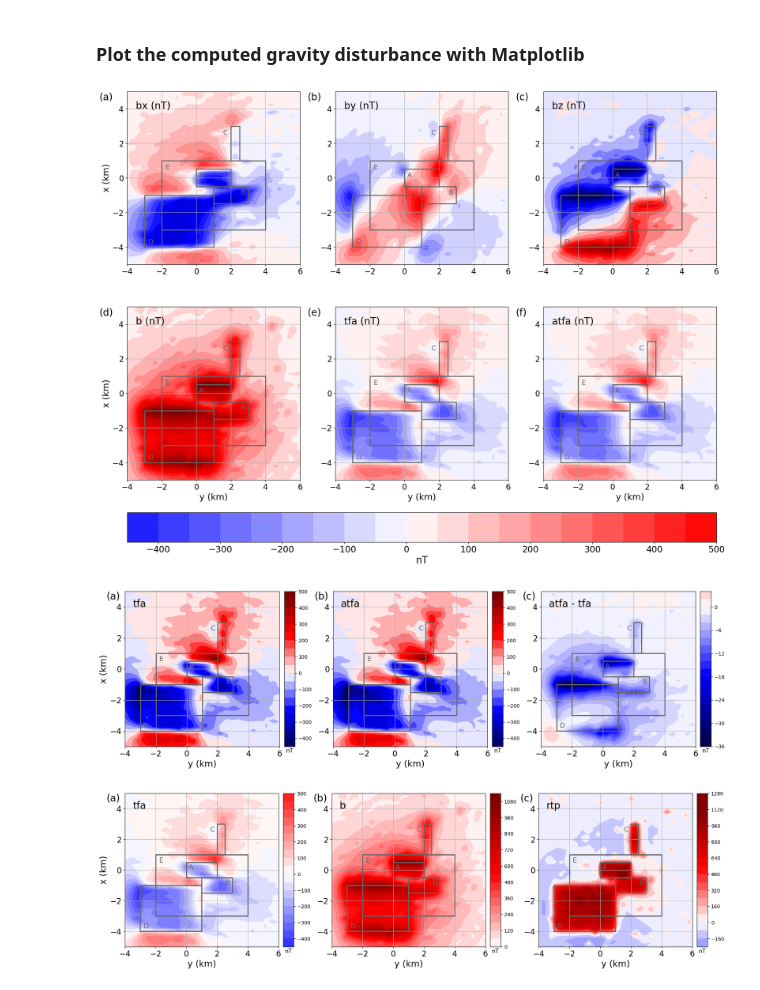
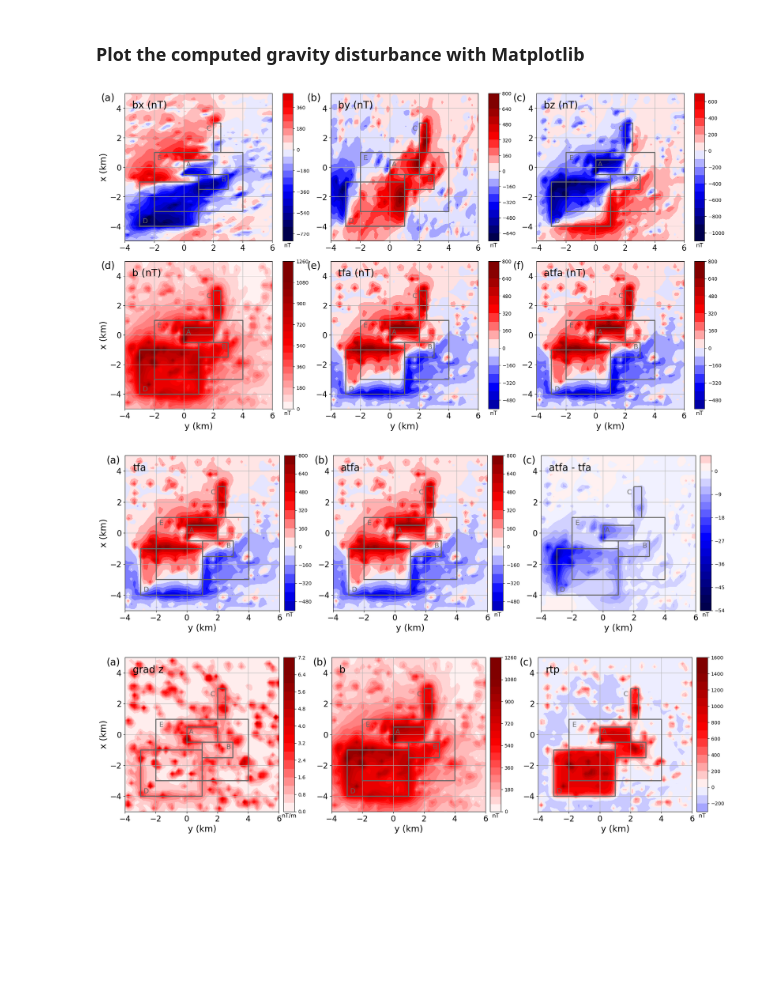
Before and after one commit to birocoles/Intro-grav-mag, a Jupyter notebook: aulas/aula_7c_dados_sinteticos_mag.ipynb, the cells around one changed output. Saved outputs shown, nothing was run; the diff lists cells and outputs as text; code cells hidden in the pictures; blank space fills up the shorter version.

```diff
--- a/aulas/aula_7c_dados_sinteticos_mag.ipynb
+++ b/aulas/aula_7c_dados_sinteticos_mag.ipynb
@@ -117,7 +117,7 @@ yc = (data_points['grid']['y'][0] + data_points['grid']['y'][-1]) / 2
 
 # inclination (degrees)
 main_field['I'] = data_structures.grid_xy_full_matrix_to_flatten(
-    grid=3 - 1e-4*(X-xc) + 3e-4*(Y-yc) + 1e-8*(X-xc)*(X-xc) + 1e-8*(Y-yc)*(Y-yc),
+    grid=-33 - 1e-4*(X-xc) + 3e-4*(Y-yc) + 1e-8*(X-xc)*(X-xc) + 1e-8*(Y-yc)*(Y-yc),
     grid_orientation=main_field['grid_orientation']
 )
 
@@ -239,7 +239,7 @@ crustal_field = dict()
 #### Noise-free magnetic inductioncomponents  (in nT)
 # %%
 # Compute the tensor components
-mag_components = ['x', 'y', 'z']
+mag_components = ['x', 'y', 'z', 'xz', 'yz', 'zz']
 for component in mag_components:
     crustal_field[component] = rp.mag(
           coordinates=data_structures.grid_xy_to_full_flatten(
@@ -255,6 +255,11 @@ for component in mag_components:
 # %%
 # amplitude of anomalous magnetic field
 crustal_field['b'] = np.sqrt(crustal_field['x']**2 + crustal_field['y']**2 + crustal_field['z']**2)
+
+# total-gradient of bz
+crustal_field['grad z'] = np.sqrt(
+    crustal_field['xz']**2 + crustal_field['yz']**2 + crustal_field['zz']**2
+)
 
 # Compute the approximated total-field anomaly (Blakely, 1996, p. 179)
 crustal_field['atfa'] = F_hat[0]*crustal_field['x'] + F_hat[1]*crustal_field['y'] + F_hat[2]*crustal_field['z']
@@ -294,21 +299,20 @@ mag_fields = ['x', 'y', 'z', 'b', 'tfa', 'atfa']
 # %%
 ranges = []
 for field in mag_fields:
-    ranges.append(np.max(np.abs(crustal_field[field])))
-ranges = 0.9*np.max(np.array(ranges))
+    ranges.append(0.9*np.max(np.abs(crustal_field[field])))
 # %%
 mosaic_elements = ['a', 'b', 'c', 'd', 'e', 'f']
 # %%
 color = 3*(0.4,)
 # %%
-fig = plt.figure(layout= 'constrained', figsize=(18,14))
+fig = plt.figure(layout= 'tight', figsize=(18,10))
 mosaic = fig.subplot_mosaic('''
                             abc
                             def
                             ''')
 # tensor components
-for (element, field, title, label) in zip(
-    mosaic_elements, mag_fields, titles, labels
+for (element, field, title, label, ranges_field) in zip(
+    mosaic_elements, mag_fields, titles, labels, ranges
 ):
     ax = mosaic[element]
     ax.axis('scaled')
@@ -318,43 +322,40 @@ for (element, field, title, label) in zip(
                          grid_orientation=main_field['grid_orientation'],
                          shape=data_points['shape']
                      ), 20,
-                     cmap='seismic', vmin=-ranges, vmax=ranges)
+                     cmap='seismic', vmin=-ranges_field, vmax=ranges_field)
+    ax_divider = make_axes_locatable(ax)
+    cax = ax_divider.append_axes("right", size="7%", pad="7%")
+    cb = fig.colorbar(im, cax=cax, orientation='vertical')
+    cb.ax.tick_params(labelsize=10, top=False, bottom=True, labeltop=False, labelbottom=True)
+    cb.ax.set_xlabel('nT', fontsize=12, loc='center')
     ax.set_ylim(0.001*data_points['area'][0], 0.001*data_points['area'][1])
     ax.set_xlim(0.001*data_points['area'][2], 0.001*data_points['area'][3])
     ax.tick_params(axis='x', labelsize=16)
     ax.tick_params(axis='y', labelsize=16)
     ax.grid()
     ax.annotate(label, xy=(-0.16, 0.95), xycoords='axes fraction', fontsize=20)
     ax.annotate(title, xy=(0.05, 0.90), xycoords='axes fraction', fontsize=20)
     plf.model_boundaries(
         ax,
         model=model_cut(model['prisms'], pmin=0, pmax=4),
         color=color,
         style='-',
         width='2'
     )
     ax.annotate(text='A', xy=(0.15, 0.05), fontsize=14, color=color)
     ax.annotate(text='B', xy=(2.55, -0.95), fontsize=14, color=color)
     ax.annotate(text='C', xy=(1.55, 2.50), fontsize=14, color=color)
     ax.annotate(text='D', xy=(-2.80, -3.80), fontsize=14, color=color)
     ax.annotate(text='E', xy=(-1.80, 0.50), fontsize=14, color=color)
 
 for element in ['a','d']:
     mosaic[element].set_ylabel('x (km)', fontsize=18)
 for element in ['d','e', 'f']:
     mosaic[element].set_xlabel('y (km)', fontsize=18)
 
-cb = fig.colorbar(
-    mosaic['f'].collections[0],
-    ax=[mosaic['d'], mosaic['e'], mosaic['f']],
-    location='bottom'
-)
-cb.ax.tick_params(labelsize=18)
-cb.ax.set_xlabel('nT', fontsize=20, loc='center')
-
 plt.show()
 # %% [output]
-[figure, old version]
+[figure, new version]
 # %%
 titles = ['tfa', 'atfa', 'atfa - tfa']
 labels = ['(a)', '(b)', '(c)']
@@ -420,5 +421,5 @@ for element in ['a','b','c']:
 
 plt.show()
 # %% [output]
-[figure, old version]
+[figure, new version]
 # %%
@@ -441,8 +442,8 @@ mosaic = fig.subplot_mosaic('''
                             abc
                             ''')
 # tensor components
-for (element, field, title, label) in zip(
-    mosaic_elements, mag_fields, titles, labels
+for (element, field, title, label, ranges_field, unit) in zip(
+    mosaic_elements, mag_fields, titles, labels, ranges, unities
 ):
     ax = mosaic[element]
     ax.axis('scaled')
@@ -452,12 +453,12 @@ for (element, field, title, label) in zip(
                          grid_orientation=main_field['grid_orientation'],
                          shape=data_points['shape']
                      ), 20,
-                     cmap='seismic', vmin=-ranges, vmax=ranges)
+                     cmap='seismic', vmin=-ranges_field, vmax=ranges_field)
     ax_divider = make_axes_locatable(ax)
     cax = ax_divider.append_axes("right", size="7%", pad="3%")
     cb = fig.colorbar(im, cax=cax, orientation='vertical')
     cb.ax.tick_params(labelsize=10, top=False, bottom=True, labeltop=False, labelbottom=True)
-    cb.ax.set_xlabel('nT', fontsize=12, loc='center')
+    cb.ax.set_xlabel(unit, fontsize=12, loc='center')
     ax.set_ylim(0.001*data_points['area'][0], 0.001*data_points['area'][1])
     ax.set_xlim(0.001*data_points['area'][2], 0.001*data_points['area'][3])
     ax.tick_params(axis='x', labelsize=16)
@@ -485,4 +486,4 @@ for element in ['a','b', 'c']:
 
 plt.show()
 # %% [output]
-[figure, old version]
+[figure, new version]
```
Also changed, not shown: parts of 5 cells of this notebook, 8 other files.
